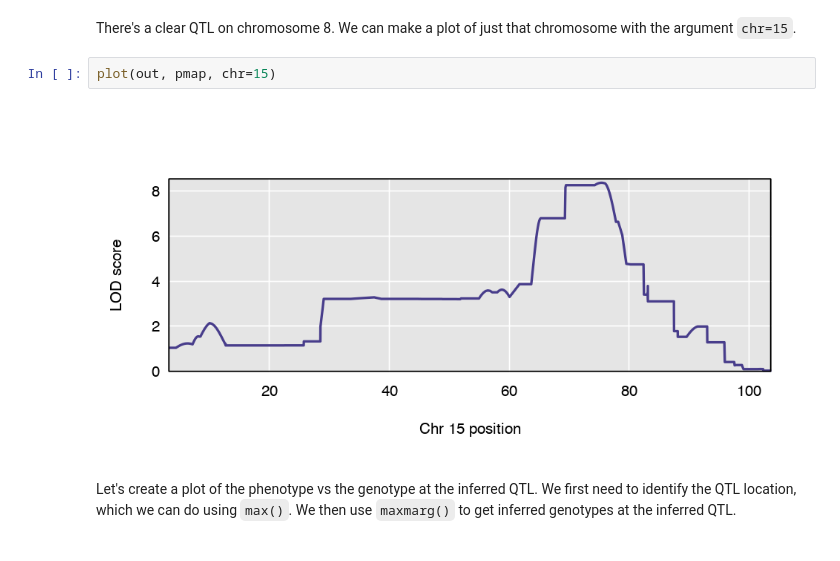
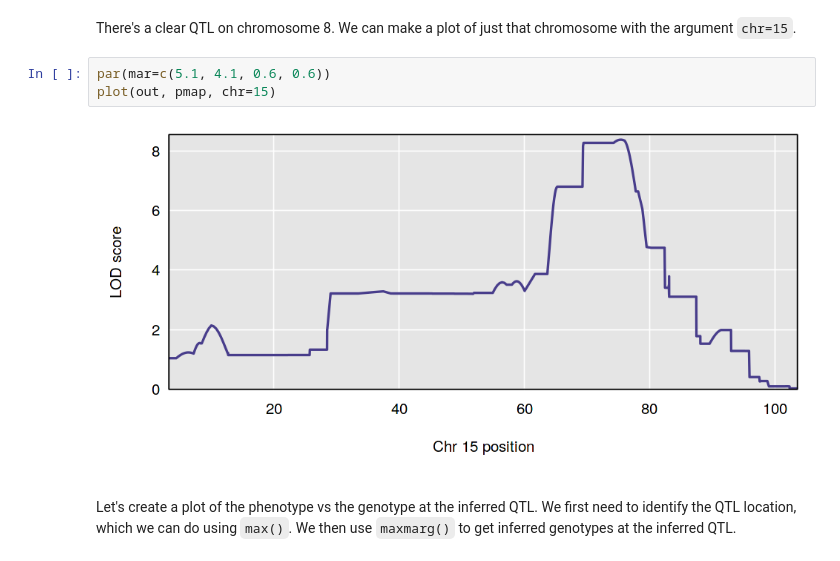
Before and after one commit to kbroman/Teaching_CTC2019, a Jupyter notebook: CTC2019_tutorial.ipynb, the cells around one changed output. Drawn from its saved outputs; the diff is of its cells as text.

Commit message:
add a par() command to fix margins for one plot

```diff
--- a/CTC2019_tutorial.ipynb
+++ b/CTC2019_tutorial.ipynb
@@ -127,10 +127,11 @@ plot(out, pmap)
 [figure]
 # %% [markdown]
 There's a clear QTL on chromosome 8. We can make a plot of just that chromosome with the argument `chr=15`.
-# %%
-plot(out, pmap, chr=15)
-# %% [output]
-[figure, removed]
+# %%
+par(mar=c(5.1, 4.1, 0.6, 0.6))
+plot(out, pmap, chr=15)
+# %% [output]
+[figure, added]
 # %% [markdown]
 Let's create a plot of the phenotype vs the genotype at the inferred QTL. We first need to identify the QTL location, which we can do using `max()`. We then use `maxmarg()` to get inferred genotypes at the inferred QTL.
 # %%
```
Also changed, not shown: parts of 1 cell of this notebook.
